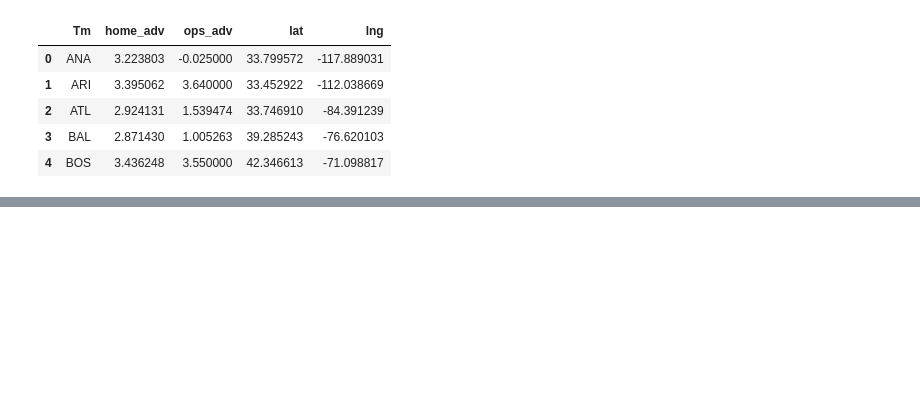
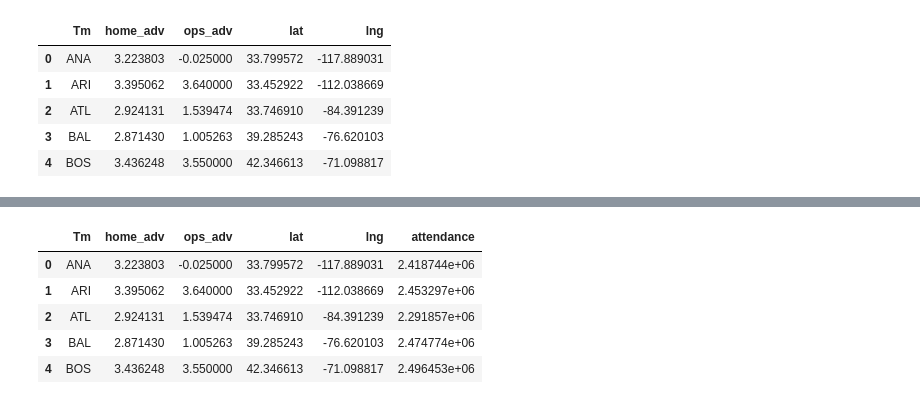
Before and after one commit to smeyer17/smeyer17.github.io, a Jupyter notebook: final_tutorial.ipynb, the cells around one changed output, grey strips where cells are left out. Saved outputs shown, nothing was run; the diff lists cells and outputs as text; code cells hidden in the pictures; blank space fills up the shorter version.

```diff
--- a/final_tutorial.ipynb
+++ b/final_tutorial.ipynb
@@ -145,0 +203,30 @@ We can now try building a folium map using these coordinates and visualizing the
+# %%
+team_attendance = pd.read_csv('Teams.csv')
+team_attendance = team_attendance[team_attendance.yearID>1980]
+team_attendance = team_attendance[['yearID', 'teamID', 'attendance']]
+team_attendance.columns = ['Year', 'Tm', "attendance"]
+#convert bad codes
+team_attendance=team_attendance.replace('CHA', 'CHW')
+team_attendance=team_attendance.replace('CHN', 'CHC')
+team_attendance=team_attendance.replace('FLO', 'FLA')
+team_attendance=team_attendance.replace('KCA', 'KCR')
+team_attendance=team_attendance.replace('NYA', 'NYY')
+team_attendance=team_attendance.replace('NYN', 'NYM')
+team_attendance=team_attendance.replace('SDN', 'SDP')
+team_attendance=team_attendance.replace('TBA', 'TBR')
+team_attendance=team_attendance.replace('SLN', 'STL')
+team_attendance=team_attendance.replace('SFN', 'SFG')
+team_attendance=team_attendance.replace('ML4', 'TBD')
+team_attendance=team_attendance.replace('LAN', 'LAD')
+team_attendance=team_attendance.replace('WAS', 'WSN')
+#get average attendance with groupby and mean()
+avg_attendance = team_attendance.groupby(['Tm'], as_index=False)['attendance'].mean()
+team_avg_attend = team_avg.merge(right=avg_attendance, on='Tm')
+team_avg_attend.head()
+# %% [output]
+|  | Tm | home_adv | ops_adv | lat | lng | attendance |
+| 0 | ANA | 3.223803 | -0.025000 | 33.799572 | -117.889031 | 2.418744e+06 |
+| 1 | ARI | 3.395062 | 3.640000 | 33.452922 | -112.038669 | 2.453297e+06 |
+| 2 | ATL | 2.924131 | 1.539474 | 33.746910 | -84.391239 | 2.291857e+06 |
+| 3 | BAL | 2.871430 | 1.005263 | 39.285243 | -76.620103 | 2.474774e+06 |
+| 4 | BOS | 3.436248 | 3.550000 | 42.346613 | -71.098817 | 2.496453e+06 |
```
Also changed, not shown: parts of 22 cells of this notebook.
